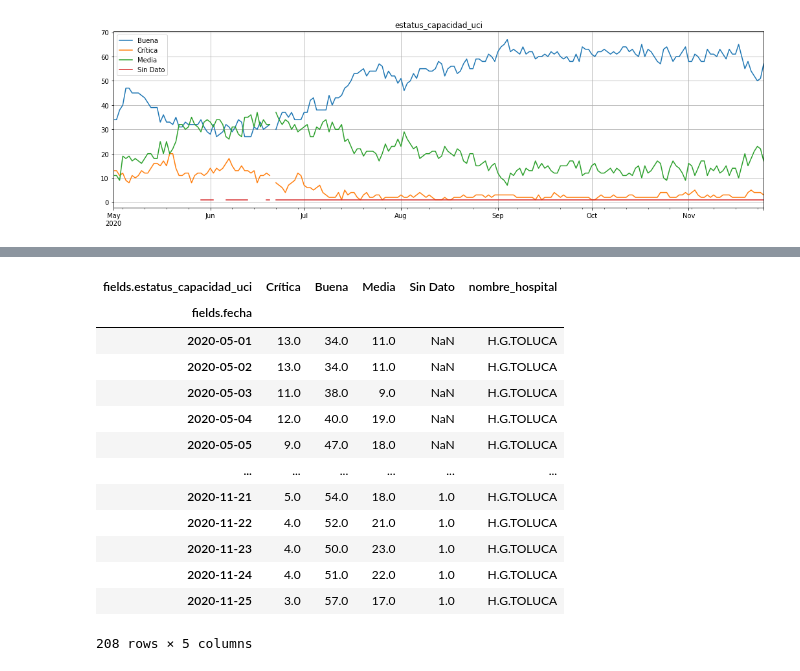
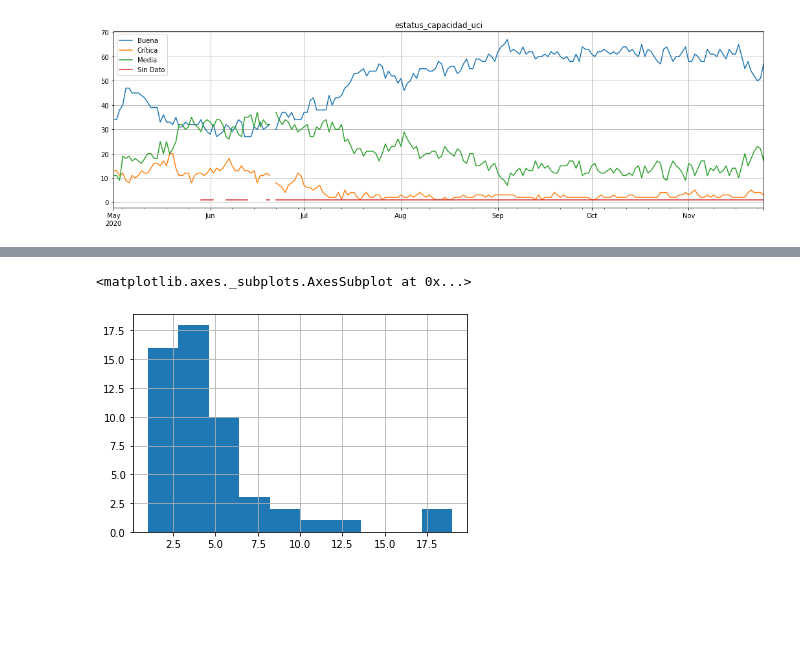
Before and after one commit to dhdzmota/omath_mota_rulo, a Jupyter notebook: notebooks/capacidad_hospitalaria.ipynb, the cells around one changed output, grey strips where cells are left out. Cells and saved outputs as stored; diff of their text form; code cells hidden in the pictures; blank space fills up the shorter version.

```diff
--- a/notebooks/capacidad_hospitalaria.ipynb
+++ b/notebooks/capacidad_hospitalaria.ipynb
@@ -109,17 +109,0 @@ capacidad_hosp.plot()
-# %%
-capacidad_hospital.groupby('nombre_hospital').set_index()
-# %% [output]
-| fields.estatus_capacidad_uci | Crítica | Buena | Media | Sin Dato | nombre_hospital |
-| fields.fecha |  |  |  |  |  |
-| 2020-05-01 | 13.0 | 34.0 | 11.0 | NaN | H.G.TOLUCA |
-| 2020-05-02 | 13.0 | 34.0 | 11.0 | NaN | H.G.TOLUCA |
-| 2020-05-03 | 11.0 | 38.0 | 9.0 | NaN | H.G.TOLUCA |
-| 2020-05-04 | 12.0 | 40.0 | 19.0 | NaN | H.G.TOLUCA |
-| 2020-05-05 | 9.0 | 47.0 | 18.0 | NaN | H.G.TOLUCA |
-| ... | ... | ... | ... | ... | ... |
-| 2020-11-21 | 5.0 | 54.0 | 18.0 | 1.0 | H.G.TOLUCA |
-| 2020-11-22 | 4.0 | 52.0 | 21.0 | 1.0 | H.G.TOLUCA |
-| 2020-11-23 | 4.0 | 50.0 | 23.0 | 1.0 | H.G.TOLUCA |
-| 2020-11-24 | 4.0 | 51.0 | 22.0 | 1.0 | H.G.TOLUCA |
-| 2020-11-25 | 3.0 | 57.0 | 17.0 | 1.0 | H.G.TOLUCA |
-208 rows × 5 columns
@@ -127,0 +110,9 @@ capacidad_hospital.sample(10, random_state=5)
+# %%
+fig, ax = plt.subplots(
+    n_sample_hospitals, 1,
+    figsize=(18, n_sample_hospitals * 2))
+
+peaks_data['nombre_hospital'].value_counts().hist()
+# %% [output]
+<matplotlib.axes._subplots.AxesSubplot at 0x...>
+[figure, added]
```
Also changed, not shown: parts of 9 cells of this notebook, 2 other files.
